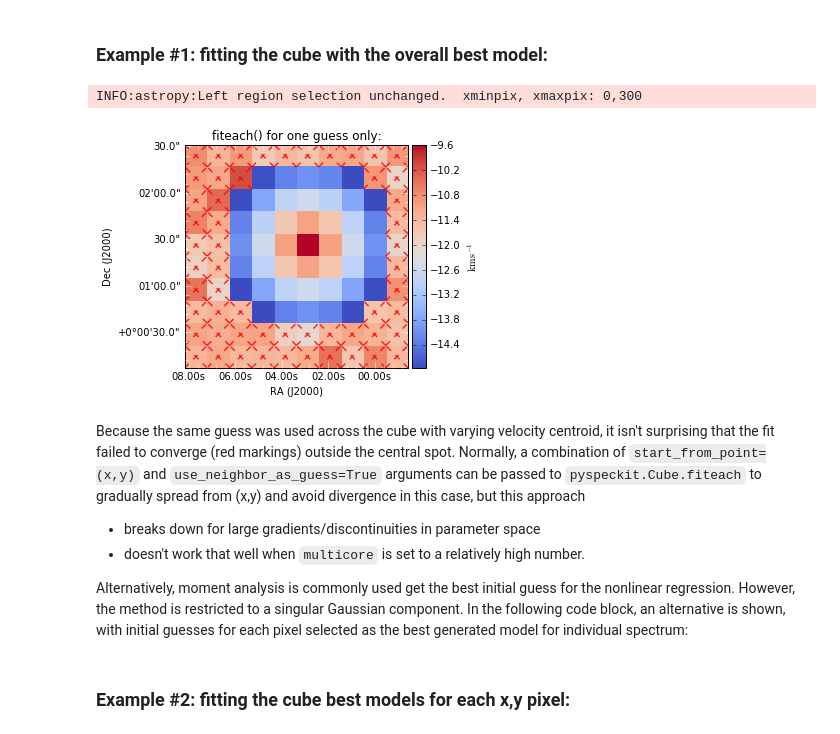
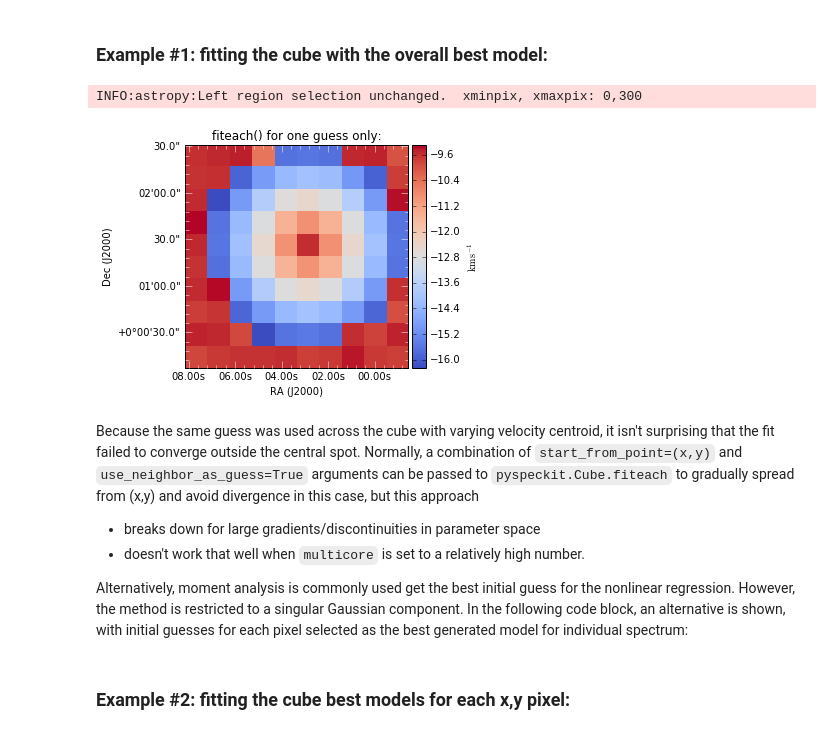
Before and after one commit to vlas-sokolov/multicube, a Jupyter notebook: example.ipynb, the cells around one changed output. Saved outputs shown, nothing was run; the diff lists cells and outputs as text; code cells hidden in the pictures.

```diff
--- a/example.ipynb
+++ b/example.ipynb
@@ -30,10 +30,13 @@ To make things interesting, let's introduce a radial velocity gradient in our cu
 # %%
 # TODO: move this to astro_toolbox.py
 #       as a general synthetic cube generator routine
-def rotate_ppv(arr):
+def tinker_ppv(arr):
     scale_roll = 15
+    rel_shift  = 30
+    rel_str    = 5
+    shifted_component = np.roll(arr, rel_shift) / rel_str
     for y,x in np.ndindex(arr.shape[1:]):
-        roll = np.sqrt((x-5)**2 + (y-5)**2) * scale_roll
+        roll  = np.sqrt((x-5)**2 + (y-5)**2) * scale_roll
         arr[:,y,x] = np.roll(arr[:,y,x], int(roll))
-    return arr
-sc.cube = rotate_ppv(sc.cube)
+    return arr + shifted_component
+sc.cube = tinker_ppv(sc.cube)
@@ -71,30 +88,23 @@ INFO: Best model: selected [  0.94 -11.21   0.94] with 0.06 residuals at best SN
 # %%
 sc1, sc2 = sc, sc.copy()
 with io.capture_output() as captured: # suppresses output, normally should not be used
     sc1.fiteach(fittype   = sc1.fittype,
                 guesses   = sc1.best_snr_guess, # best for the highest SNR pixel
                 multicore = get_ncores(),
                 errmap    = sc1._rms_map,
                 verbose   = 0,
                 **sc1.fiteach_args)
 
-# computing chi^2 statistics to judge the goodness of fit:
-sc1.get_chi_squared(sigma=sc1.header['RMSLVL'])
-sc1.chi_squared_stats()
-
 # let's plot the velocity field:
 sc1.show_fit_param(1, cmap='coolwarm')
 clb = sc1.mapplot.FITSFigure.colorbar
 clb.set_axis_label_text(sc1.xarr.unit.to_string('latex_inline'))
 sc1.mapplot.FITSFigure.set_title("fiteach() for one guess only:")
-
-# and overlay the pixels that didn't converge properly:
-sc1.mark_bad_fits()
 # %% [output]
 INFO:astropy:Left region selection unchanged.  xminpix, xmaxpix: 0,300
-[figure, old version]
+[figure, new version]
 # %% [markdown]
-Because the same guess was used across the cube with varying velocity centroid, it isn't surprising that the fit failed to converge (red markings) outside the central spot. Normally, a combination of `start_from_point=(x,y)` and `use_neighbor_as_guess=True` arguments can be passed to `pyspeckit.Cube.fiteach` to gradually spread from (x,y) and avoid divergence in this case, but this approach
+Because the same guess was used across the cube with varying velocity centroid, it isn't surprising that the fit failed to converge outside the central spot. Normally, a combination of `start_from_point=(x,y)` and `use_neighbor_as_guess=True` arguments can be passed to `pyspeckit.Cube.fiteach` to gradually spread from (x,y) and avoid divergence in this case, but this approach
 
 * breaks down for large gradients/discontinuities in parameter space
 * doesn't work that well when `multicore` is set to a relatively high number.
```
Also changed, not shown: parts of 9 cells of this notebook, 1 other file.
